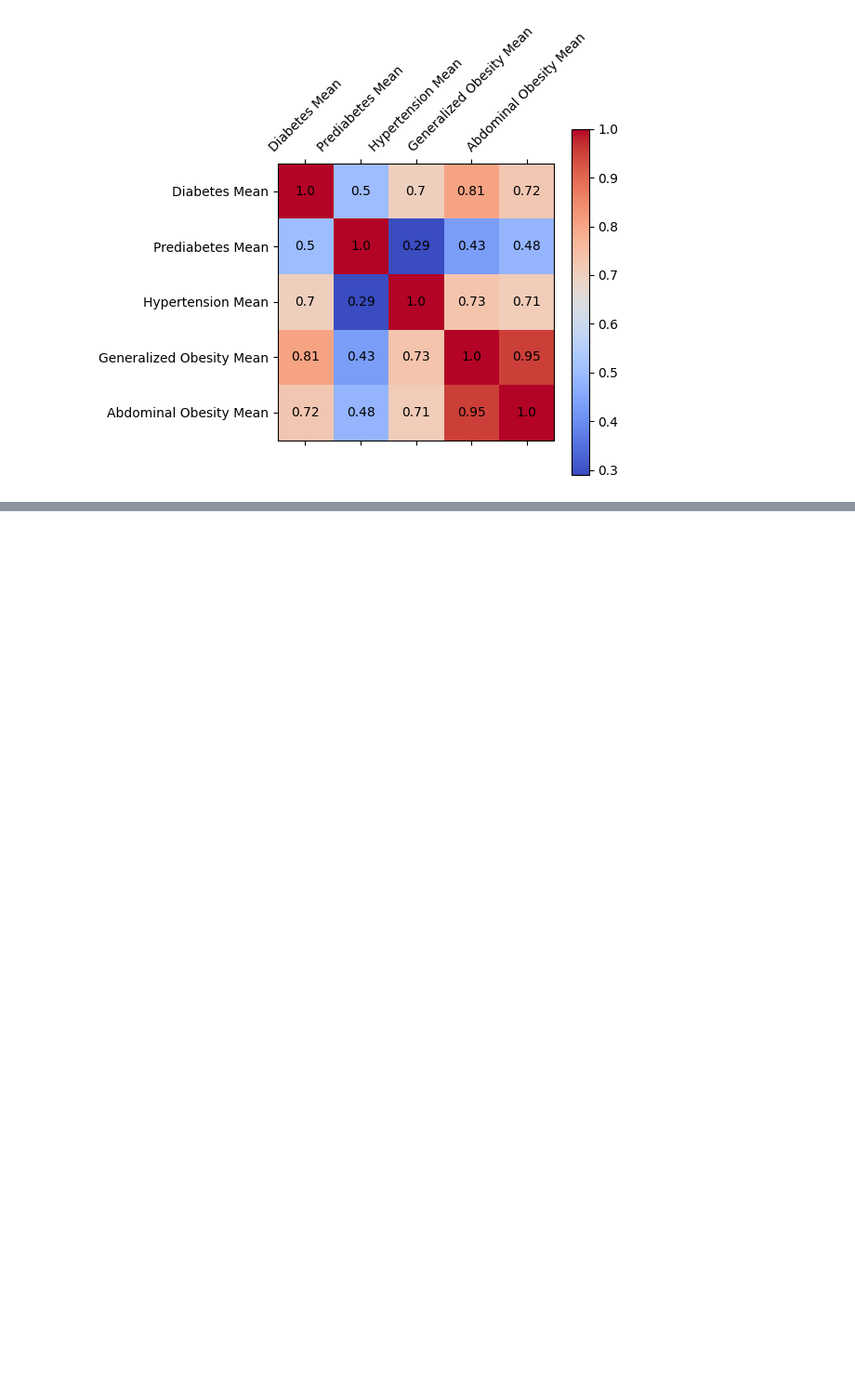
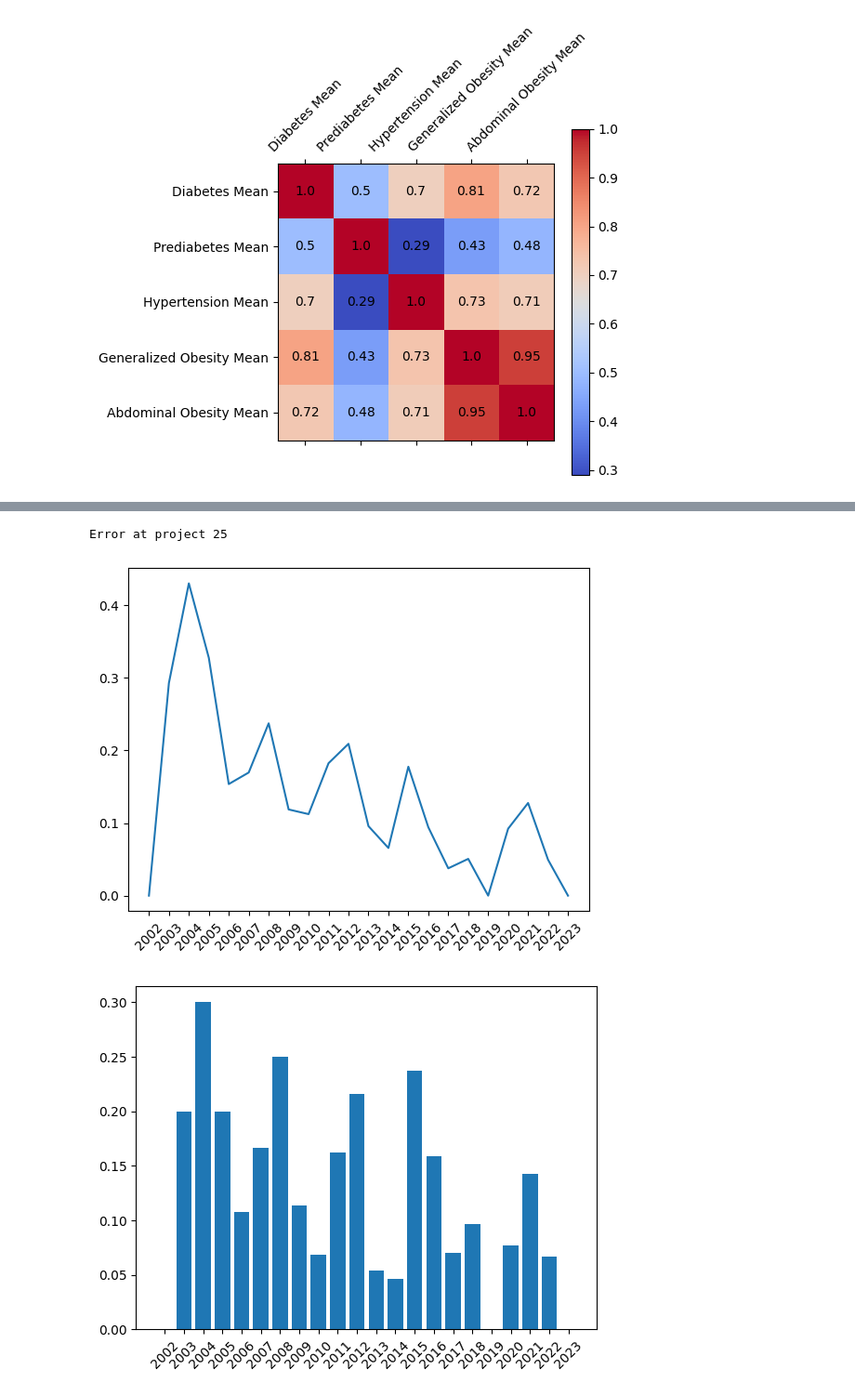
Before and after one commit to Apros7/Hackathons, a Jupyter notebook: Alex/tester.ipynb, the cells around one changed output, grey strips where cells are left out. Shown: that part at 93% size. Cells and saved outputs as stored; diff of their text form; code cells hidden in the pictures; blank space fills up the shorter version.

```diff
--- a/Alex/tester.ipynb
+++ b/Alex/tester.ipynb
@@ -83,0 +86,7 @@ print(list(data_india_population["Name"])[::3])
+# %%
+data_india = data_wdf["Projects"][data_wdf["Projects"]["Countries"] == "India"]
+plot_wdf([np.array(x)/np.array(y) for x,y in zip(get_wdf(data_india), get_wdf(data_wdf["Projects"]))])
+# %% [output]
+Error at project 25
+[figure, added]
+[figure, added]
```
Also changed, not shown: parts of 8 cells of this notebook.
